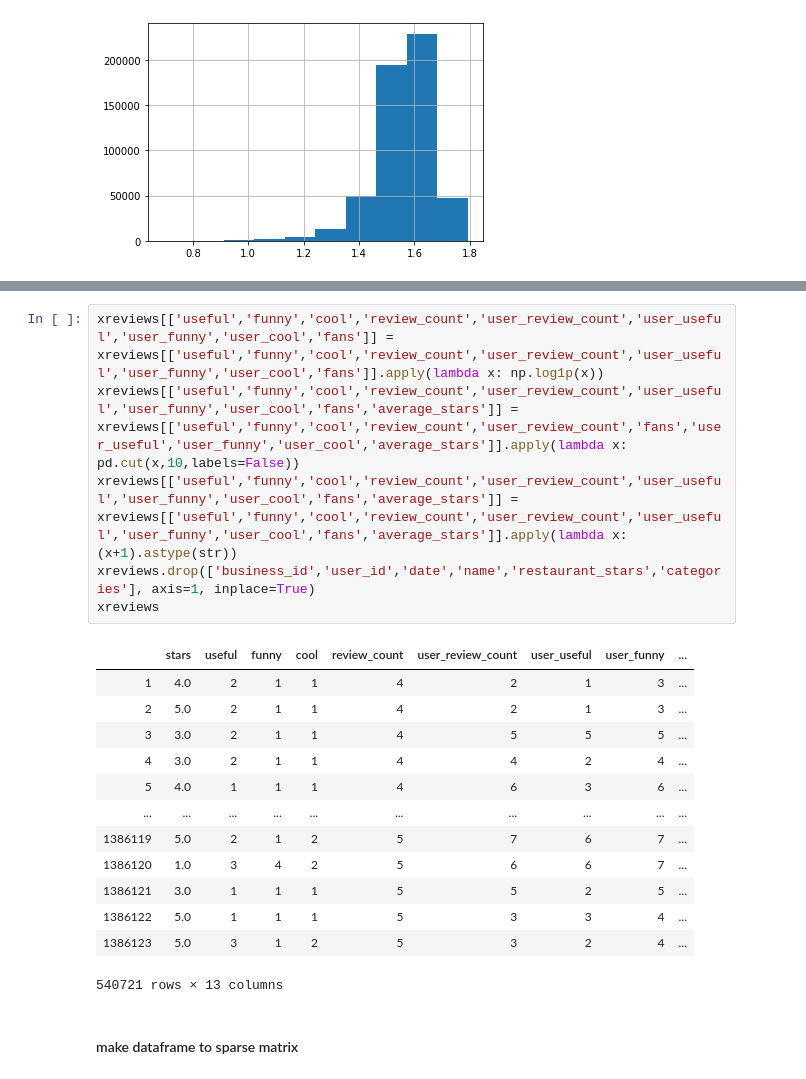
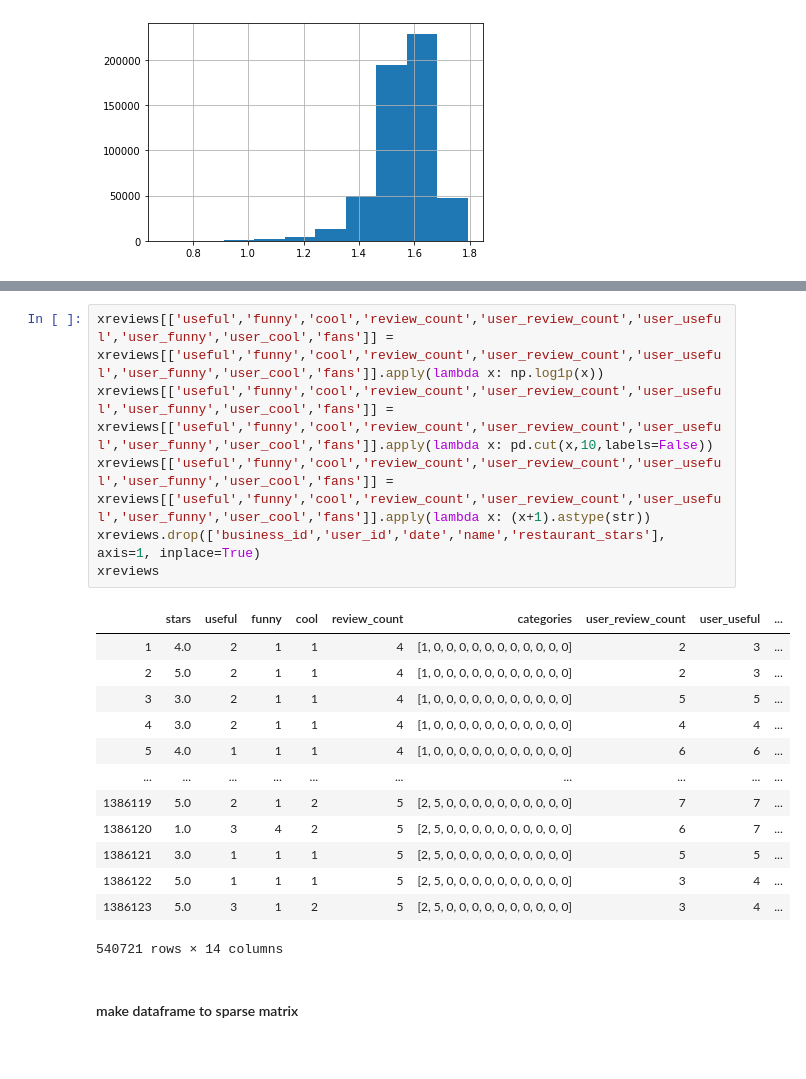
Before and after one commit to wonchankim97/Yelp-Recommender, a Jupyter notebook: EDA_KISOO.ipynb, the cells around one changed output, grey strips where cells are left out. Cells and saved outputs as stored; diff of their text form.

```diff
--- a/EDA_KISOO.ipynb
+++ b/EDA_KISOO.ipynb
@@ -1507,23 +1523,23 @@ np.log1p(xreviews['average_stars']).hist()
 # %%
 xreviews[['useful','funny','cool','review_count','user_review_count','user_useful','user_funny','user_cool','fans']] = xreviews[['useful','funny','cool','review_count','user_review_count','user_useful','user_funny','user_cool','fans']].apply(lambda x: np.log1p(x))
-xreviews[['useful','funny','cool','review_count','user_review_count','user_useful','user_funny','user_cool','fans','average_stars']] = xreviews[['useful','funny','cool','review_count','user_review_count','fans','user_useful','user_funny','user_cool','average_stars']].apply(lambda x: pd.cut(x,10,labels=False))
-xreviews[['useful','funny','cool','review_count','user_review_count','user_useful','user_funny','user_cool','fans','average_stars']] = xreviews[['useful','funny','cool','review_count','user_review_count','user_useful','user_funny','user_cool','fans','average_stars']].apply(lambda x: (x+1).astype(str))
-xreviews.drop(['business_id','user_id','date','name','restaurant_stars','categories'], axis=1, inplace=True)
+xreviews[['useful','funny','cool','review_count','user_review_count','user_useful','user_funny','user_cool','fans']] = xreviews[['useful','funny','cool','review_count','user_review_count','user_useful','user_funny','user_cool','fans']].apply(lambda x: pd.cut(x,10,labels=False))
+xreviews[['useful','funny','cool','review_count','user_review_count','user_useful','user_funny','user_cool','fans']] = xreviews[['useful','funny','cool','review_count','user_review_count','user_useful','user_funny','user_cool','fans']].apply(lambda x: (x+1).astype(str))
+xreviews.drop(['business_id','user_id','date','name','restaurant_stars'], axis=1, inplace=True)
 xreviews
 # %% [output]
-|  | stars | useful | funny | cool | review_count | user_review_count | user_useful | user_funny | ... |
-| 1 | 4.0 | 2 | 1 | 1 | 4 | 2 | 1 | 3 | ... |
-| 2 | 5.0 | 2 | 1 | 1 | 4 | 2 | 1 | 3 | ... |
-| 3 | 3.0 | 2 | 1 | 1 | 4 | 5 | 5 | 5 | ... |
-| 4 | 3.0 | 2 | 1 | 1 | 4 | 4 | 2 | 4 | ... |
-| 5 | 4.0 | 1 | 1 | 1 | 4 | 6 | 3 | 6 | ... |
+|  | stars | useful | funny | cool | review_count | categories | user_review_count | user_useful | ... |
+| 1 | 4.0 | 2 | 1 | 1 | 4 | [1, 0, 0, 0, 0, 0, 0, 0, 0, 0, 0, 0] | 2 | 3 | ... |
+| 2 | 5.0 | 2 | 1 | 1 | 4 | [1, 0, 0, 0, 0, 0, 0, 0, 0, 0, 0, 0] | 2 | 3 | ... |
+| 3 | 3.0 | 2 | 1 | 1 | 4 | [1, 0, 0, 0, 0, 0, 0, 0, 0, 0, 0, 0] | 5 | 5 | ... |
+| 4 | 3.0 | 2 | 1 | 1 | 4 | [1, 0, 0, 0, 0, 0, 0, 0, 0, 0, 0, 0] | 4 | 4 | ... |
+| 5 | 4.0 | 1 | 1 | 1 | 4 | [1, 0, 0, 0, 0, 0, 0, 0, 0, 0, 0, 0] | 6 | 6 | ... |
 | ... | ... | ... | ... | ... | ... | ... | ... | ... | ... |
-| 1386119 | 5.0 | 2 | 1 | 2 | 5 | 7 | 6 | 7 | ... |
-| 1386120 | 1.0 | 3 | 4 | 2 | 5 | 6 | 6 | 7 | ... |
-| 1386121 | 3.0 | 1 | 1 | 1 | 5 | 5 | 2 | 5 | ... |
-| 1386122 | 5.0 | 1 | 1 | 1 | 5 | 3 | 3 | 4 | ... |
-| 1386123 | 5.0 | 3 | 1 | 2 | 5 | 3 | 2 | 4 | ... |
+| 1386119 | 5.0 | 2 | 1 | 2 | 5 | [2, 5, 0, 0, 0, 0, 0, 0, 0, 0, 0, 0] | 7 | 7 | ... |
+| 1386120 | 1.0 | 3 | 4 | 2 | 5 | [2, 5, 0, 0, 0, 0, 0, 0, 0, 0, 0, 0] | 6 | 7 | ... |
+| 1386121 | 3.0 | 1 | 1 | 1 | 5 | [2, 5, 0, 0, 0, 0, 0, 0, 0, 0, 0, 0] | 5 | 5 | ... |
+| 1386122 | 5.0 | 1 | 1 | 1 | 5 | [2, 5, 0, 0, 0, 0, 0, 0, 0, 0, 0, 0] | 3 | 4 | ... |
+| 1386123 | 5.0 | 3 | 1 | 2 | 5 | [2, 5, 0, 0, 0, 0, 0, 0, 0, 0, 0, 0] | 3 | 4 | ... |
-540721 rows × 13 columns
+540721 rows × 14 columns
 # %% [markdown]
 #### make dataframe to sparse matrix
 # %%
```
Also changed, not shown: parts of 16 cells of this notebook.
